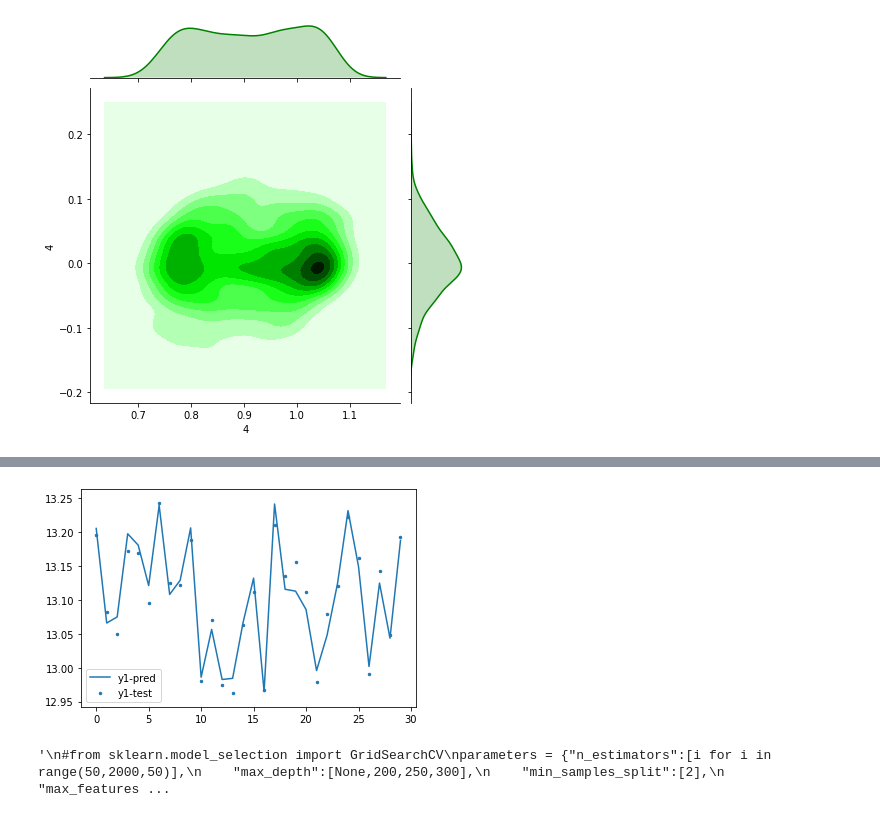
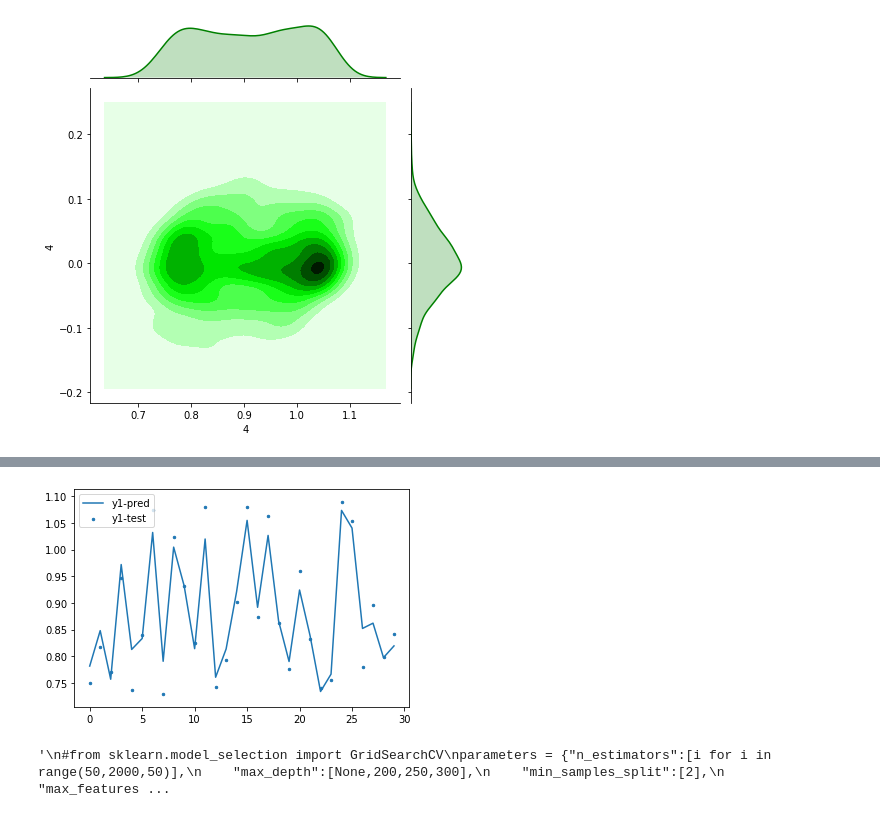
Before and after one commit to abhishek-jana/HODProject, a Jupyter notebook: HOD model using VPF, CIC and CIA machine learning.ipynb, the cells around one changed output, grey strips where cells are left out. Drawn from its saved outputs; the diff is of its cells as text; code cells hidden in the pictures.

```diff
--- a/HOD model using VPF, CIC and CIA machine learning.ipynb
+++ b/HOD model using VPF, CIC and CIA machine learning.ipynb
@@ -21,8 +21,8 @@ from sklearn.preprocessing import MinMaxScaler,StandardScaler
 full_data = np.load('machine_learning_data.npy')
 np.random.shuffle(full_data)
 # %%
-X_data = pd.DataFrame(full_data[:,:-5])
-y_data = pd.DataFrame(full_data[:,-5:])
+X_data = pd.DataFrame(full_data[:,:-5][:5000])
+y_data = pd.DataFrame(full_data[:,-5:][:5000])
 # %%
 def plot_corr(pred,test):
     sns.jointplot(pred.iloc[:,0],test.iloc[:,0],kind = "kde")
@@ -222,13 +222,13 @@ plot_corr(y_multirf,y_test)
 # %%
 x_ax = range(len(X_test))
-plt.scatter(x_ax[:30], y_test.iloc[:30,0],  s=6, label="y1-test")
-plt.plot(x_ax[:30], y_multirf.iloc[:30,0], label="y1-pred")
+plt.scatter(x_ax[:30], y_test.iloc[:30,4],  s=6, label="y1-test")
+plt.plot(x_ax[:30], y_multirf.iloc[:30,4], label="y1-pred")
 #plt.scatter(x_ax[:20], y_test.iloc[:20,4],  s=6, label="y2-test")
 #plt.plot(x_ax[:20], y_multirf.iloc[:20,4], label="y2-pred")
 plt.legend()
 plt.show()
 # %% [output]
-[figure, old version]
+[figure, new version]
 # %%
 '''
 #from sklearn.model_selection import GridSearchCV
```
Also changed, not shown: parts of 12 cells of this notebook, 13 other files.
